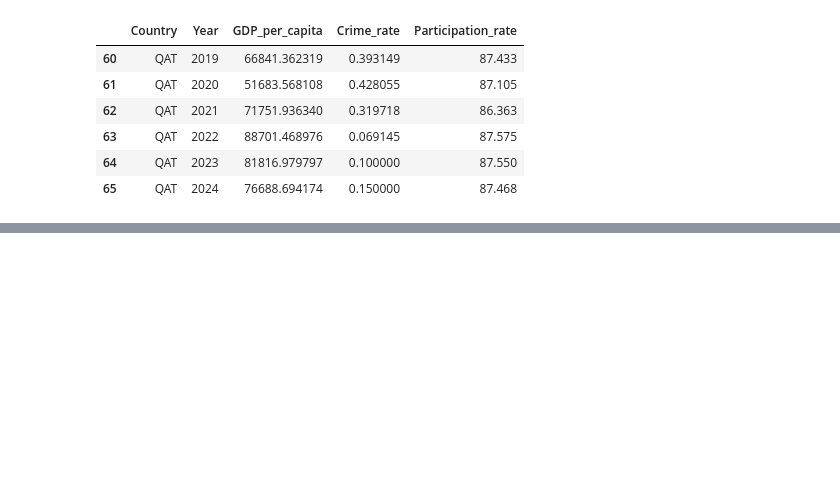
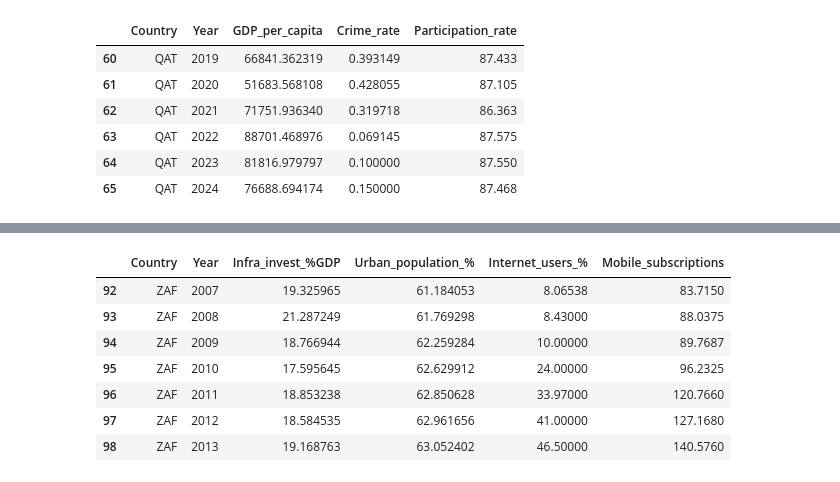
Before and after one commit to hajaraitlachgar/Impact_CDM, a Jupyter notebook: notebooks/Nettoyage.ipynb, the cells around one changed output, grey strips where cells are left out. Saved outputs shown, nothing was run; the diff lists cells and outputs as text; code cells hidden in the pictures; blank space fills up the shorter version.

```diff
--- a/notebooks/Nettoyage.ipynb
+++ b/notebooks/Nettoyage.ipynb
@@ -268,0 +339,14 @@ QAT_data
+# %%
+# south Africa => [2007;2013]
+ZAF_data = dfUrb[dfUrb['Country'] == 'ZAF']
+ZAF_data = ZAF_data[(ZAF_data['Year'] >= 2007) & (ZAF_data['Year'] <= 2013)]
+ZAF_data
+# %% [output]
+|  | Country | Year | Infra_invest_%GDP | Urban_population_% | Internet_users_% | Mobile_subscriptions |
+| 92 | ZAF | 2007 | 19.325965 | 61.184053 | 8.06538 | 83.7150 |
+| 93 | ZAF | 2008 | 21.287249 | 61.769298 | 8.43000 | 88.0375 |
+| 94 | ZAF | 2009 | 18.766944 | 62.259284 | 10.00000 | 89.7687 |
+| 95 | ZAF | 2010 | 17.595645 | 62.629912 | 24.00000 | 96.2325 |
+| 96 | ZAF | 2011 | 18.853238 | 62.850628 | 33.97000 | 120.7660 |
+| 97 | ZAF | 2012 | 18.584535 | 62.961656 | 41.00000 | 127.1680 |
+| 98 | ZAF | 2013 | 19.168763 | 63.052402 | 46.50000 | 140.5760 |
```
Also changed, not shown: parts of 13 cells of this notebook, 2 other files.
